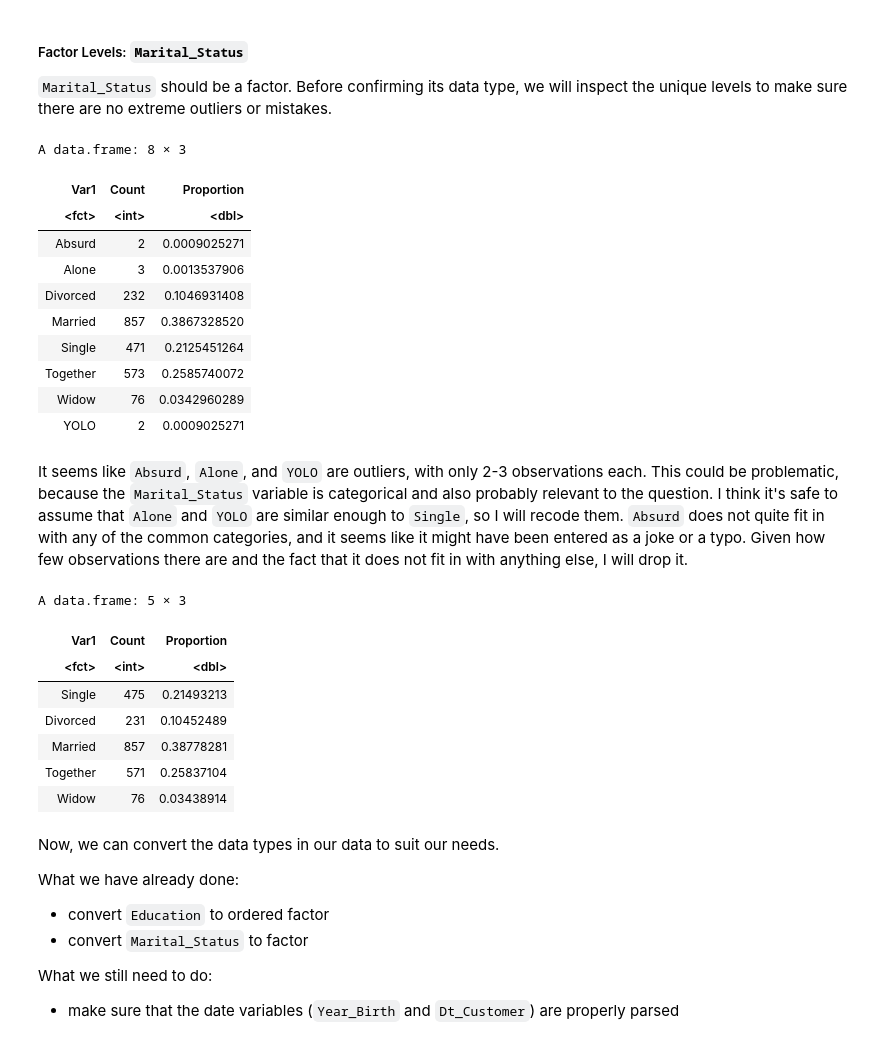
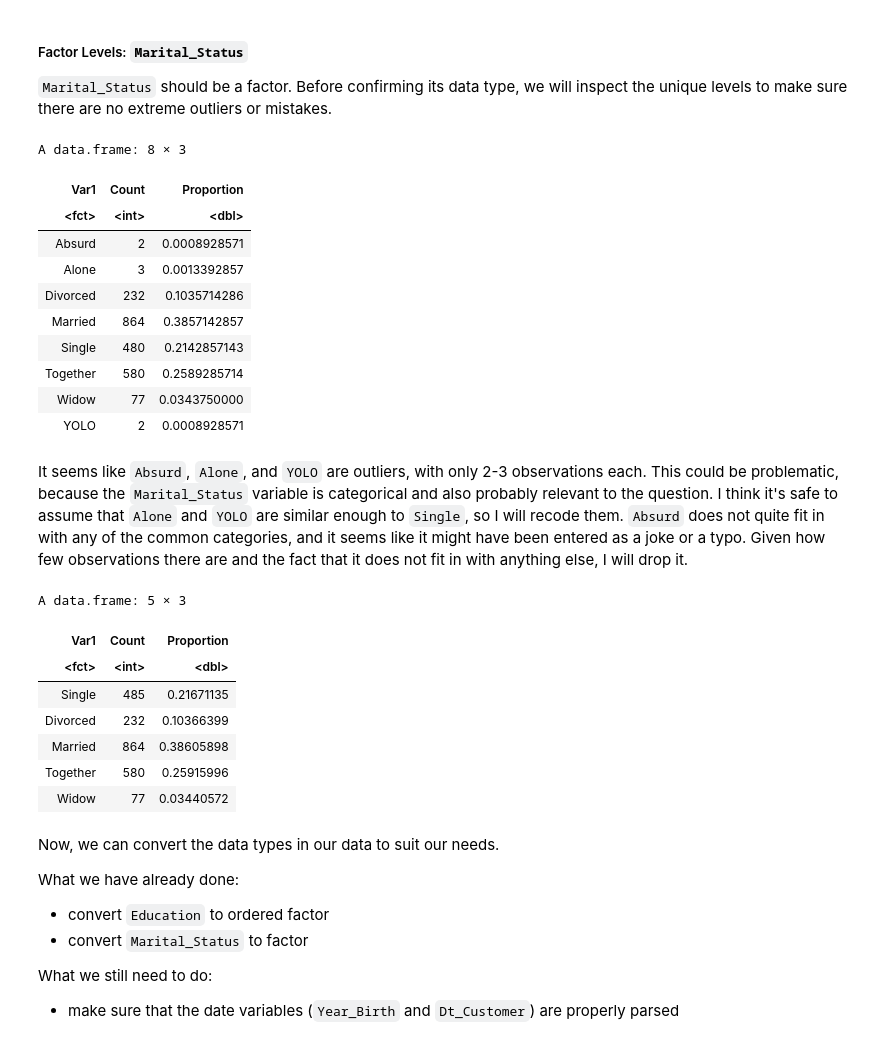
Before and after one commit to wend1k3/CWL2-STAT-301, a Jupyter notebook: final_report.ipynb, the cells around one changed output. Cells and saved outputs as stored; diff of their text form; code cells hidden in the pictures.

```diff
--- a/final_report.ipynb
+++ b/final_report.ipynb
@@ -206,21 +226,21 @@ marketing_campaign <- marketing_campaign %>%
 ##### Factor Levels: `Marital_Status`
 `Marital_Status` should be a factor. Before confirming its data type, we will inspect the unique levels to make sure there are no extreme outliers or mistakes.
 # %%
-data.frame(table(marketing_campaign_dropna$Marital_Status)) %>%
+data.frame(table(marketing_campaign$Marital_Status)) %>%
     rename(Count = Freq) %>%
     mutate(Proportion = prop.table(Count))
 # %% [output]
 A data.frame: 8 × 3
 | Var1 | Count | Proportion |
 | <fct> | <int> | <dbl> |
-| Absurd | 2 | 0.0009025271 |
-| Alone | 3 | 0.0013537906 |
-| Divorced | 232 | 0.1046931408 |
-| Married | 857 | 0.3867328520 |
-| Single | 471 | 0.2125451264 |
-| Together | 573 | 0.2585740072 |
-| Widow | 76 | 0.0342960289 |
-| YOLO | 2 | 0.0009025271 |
+| Absurd | 2 | 0.0008928571 |
+| Alone | 3 | 0.0013392857 |
+| Divorced | 232 | 0.1035714286 |
+| Married | 864 | 0.3857142857 |
+| Single | 480 | 0.2142857143 |
+| Together | 580 | 0.2589285714 |
+| Widow | 77 | 0.0343750000 |
+| YOLO | 2 | 0.0008928571 |
 # %% [markdown]
 It seems like `Absurd`, `Alone`, and `YOLO` are outliers, with only 2-3 observations each. This could be problematic, because the `Marital_Status` variable is categorical and also probably relevant to the question. I think it's safe to assume that `Alone` and `YOLO` are similar enough to `Single`, so I will recode them. `Absurd` does not quite fit in with any of the common categories, and it seems like it might have been entered as a joke or a typo. Given how few observations there are and the fact that it does not fit in with anything else, I will drop it.
 # %%
@@ -230,18 +250,18 @@ marketing_campaign<- marketing_campaign %>%
     filter(Marital_Status != 'Absurd') %>% #dropping extremely rare level
     droplevels() %>% #dropping unused level
     mutate(Marital_Status = fct_collapse(Marital_Status, Single = c('Single', 'Alone', 'YOLO'))) #combining "Alone" and "YOLO" with single, at our discretion
-data.frame(table(marketing_campaign_clean$Marital_Status)) %>% #displaying new results after wrangling
+data.frame(table(marketing_campaign$Marital_Status)) %>% #displaying new results after wrangling
     rename(Count = Freq) %>%
     mutate(Proportion = prop.table(Count))
 # %% [output]
 A data.frame: 5 × 3
 | Var1 | Count | Proportion |
 | <fct> | <int> | <dbl> |
-| Single | 475 | 0.21493213 |
-| Divorced | 231 | 0.10452489 |
-| Married | 857 | 0.38778281 |
-| Together | 571 | 0.25837104 |
-| Widow | 76 | 0.03438914 |
+| Single | 485 | 0.21671135 |
+| Divorced | 232 | 0.10366399 |
+| Married | 864 | 0.38605898 |
+| Together | 580 | 0.25915996 |
+| Widow | 77 | 0.03440572 |
 # %% [markdown]
 Now, we can convert the data types in our data to suit our needs.
 
```
Also changed, not shown: parts of 16 cells of this notebook.
